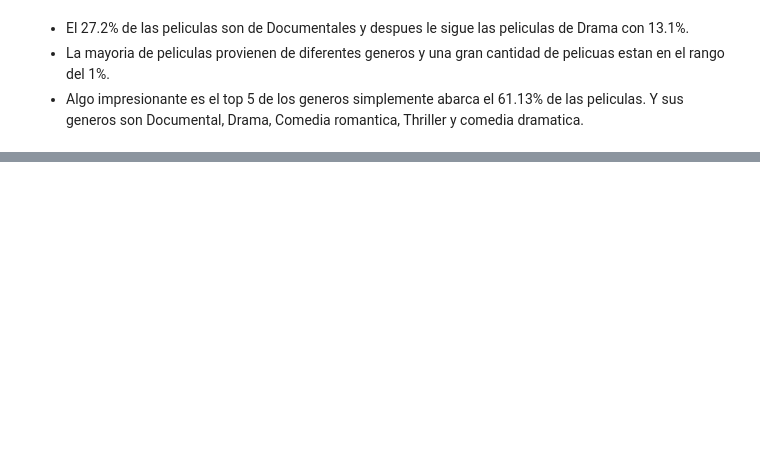
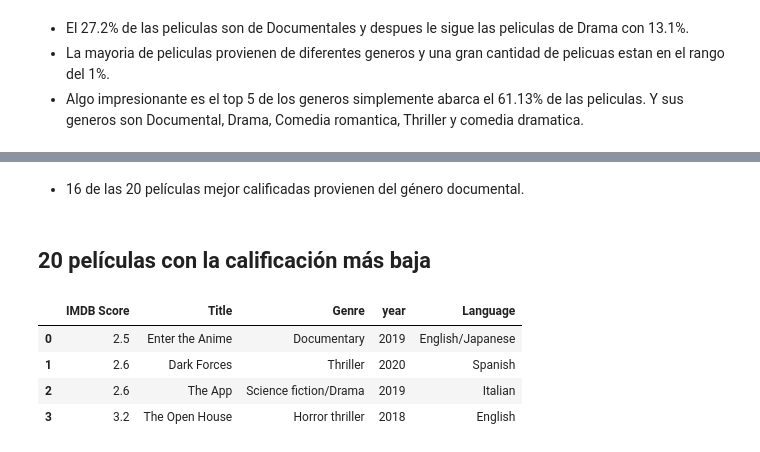
Before and after one commit to OscarABazanez/Analisis-de-Datos-de-Proyectos, a Jupyter notebook: analisis-netflix-imdb-score.ipynb, the cells around one changed output, grey strips where cells are left out. Drawn from its saved outputs; the diff is of its cells as text; code cells hidden in the pictures; blank space fills up the shorter version.

```diff
--- a/analisis-netflix-imdb-score.ipynb
+++ b/analisis-netflix-imdb-score.ipynb
@@ -145,0 +424,13 @@ Top 10 cuenta con el:  61.13013698630137 %
+# %% [markdown]
+- 16 de las 20 películas mejor calificadas provienen del género documental.
+# %% [markdown]
+## 20 películas con la calificación más baja
+# %%
+top_20_bottom_rating = df[['IMDB Score','Title','Genre','year','Language']].sort_values(['IMDB Score'])[:20]
+top_20_bottom_rating.head(4)
+# %% [output]
+|  | IMDB Score | Title | Genre | year | Language |
+| 0 | 2.5 | Enter the Anime | Documentary | 2019 | English/Japanese |
+| 1 | 2.6 | Dark Forces | Thriller | 2020 | Spanish |
+| 2 | 2.6 | The App | Science fiction/Drama | 2019 | Italian |
+| 3 | 3.2 | The Open House | Horror thriller | 2018 | English |
```
Also changed, not shown: parts of 49 cells of this notebook.
